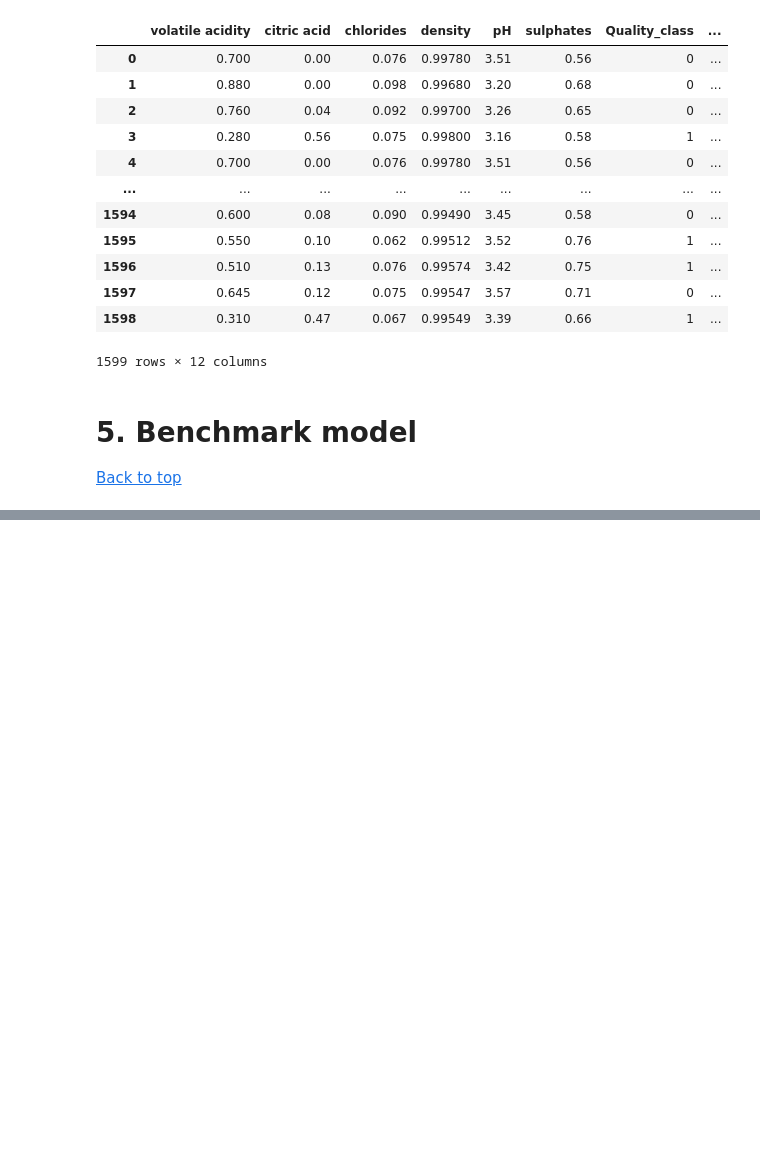
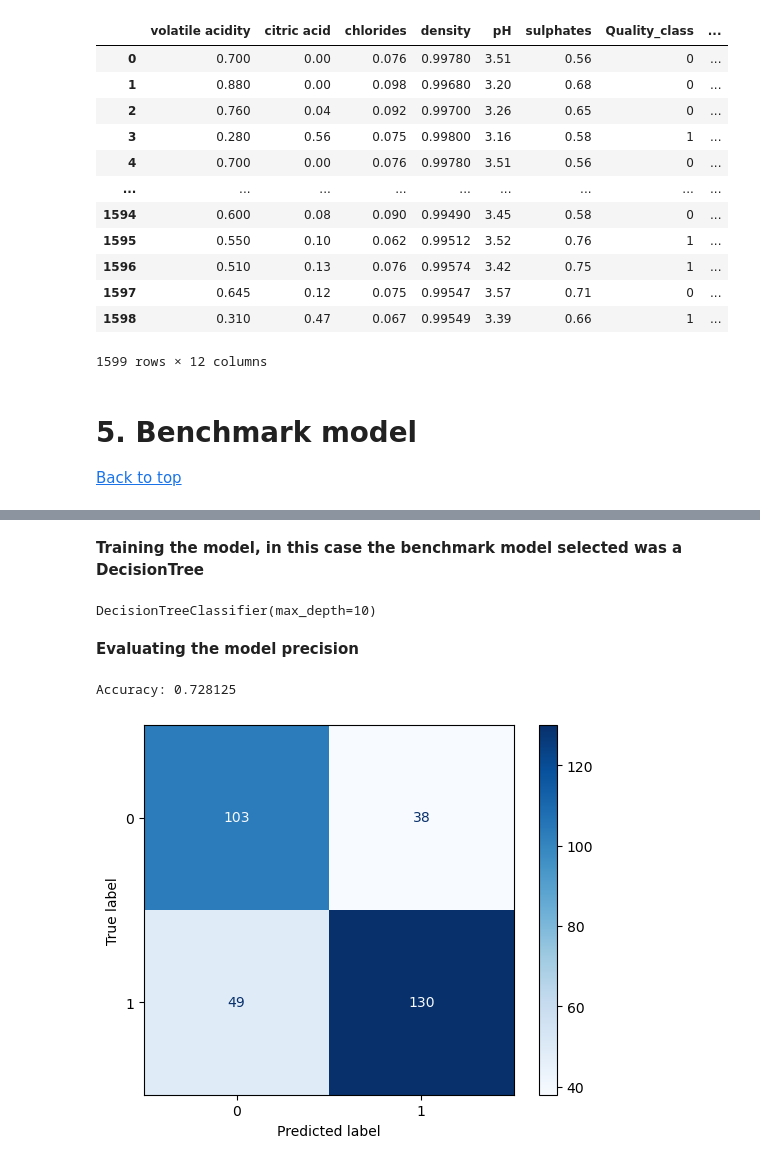
Before and after one commit to danielcamacho9712/Wine_Quality_ML_Project, a Jupyter notebook: wine_project.ipynb, the cells around one changed output, grey strips where cells are left out. Saved outputs shown, nothing was run; the diff lists cells and outputs as text; code cells hidden in the pictures; blank space fills up the shorter version.

```diff
--- a/wine_project.ipynb
+++ b/wine_project.ipynb
@@ -147,0 +157,4 @@ prepared_wine_data
+# %%
+input_features_bench = ['volatile acidity', 'citric acid', 'chlorides', 'density', 'pH', 'sulphates', 'fixed acidity_scaled', 'residual sugar_scaled',
+                        'free sulfur dioxide_scaled', 'total sulfur dioxide_scaled', 'alcohol_scaled']
+output_feature_bench = ['Quality_class']
@@ -147,0 +163,34 @@ prepared_wine_data
+# %%
+from sklearn.model_selection import train_test_split
+
+X = benchmark_data[input_features_bench]
+y = benchmark_data[output_feature_bench]
+
+X_train_bench, X_test_bench, y_train_bench, y_test_bench = train_test_split(X, y, test_size=0.2, random_state=42)
+# %% [markdown]
+**Training the model, in this case the benchmark model selected was a DecisionTree**
+# %%
+from sklearn.tree import DecisionTreeClassifier
+
+tree = DecisionTreeClassifier(max_depth=10)
+
+tree.fit(X_train_bench, y_train_bench)
+# %% [output]
+DecisionTreeClassifier(max_depth=10)
+# %% [markdown]
+**Evaluating the model precision**
+# %%
+from sklearn.metrics import accuracy_score, confusion_matrix, ConfusionMatrixDisplay
+
+y_pred_bench = tree.predict(X_test_bench)
+
+print(f'Accuracy: {accuracy_score(y_test_bench, y_pred_bench)}')
+# %% [output]
+Accuracy: 0.728125
+# %%
+cm = confusion_matrix(y_test_bench, y_pred_bench)
+disp = ConfusionMatrixDisplay(confusion_matrix=cm)
+disp.plot(cmap='Blues')
+plt.show()
+# %% [output]
+[figure, added]
```
Also changed, not shown: parts of 25 cells of this notebook.
